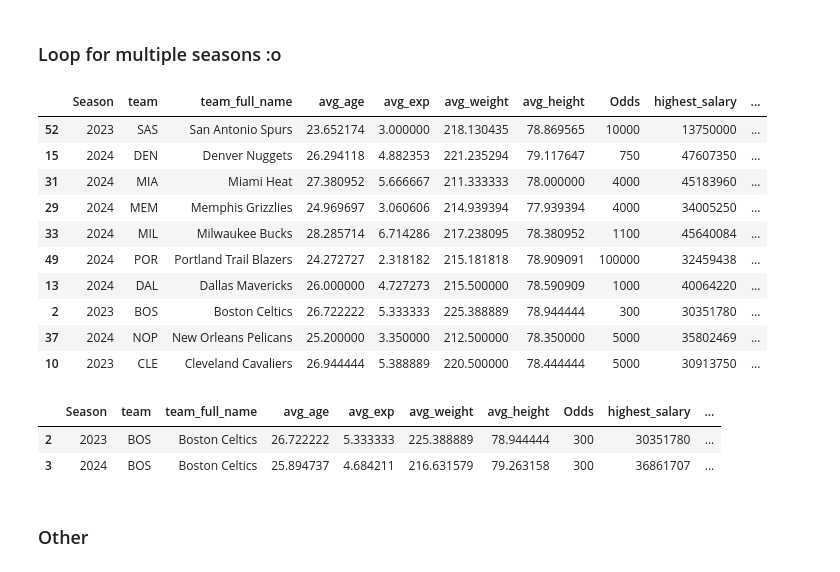
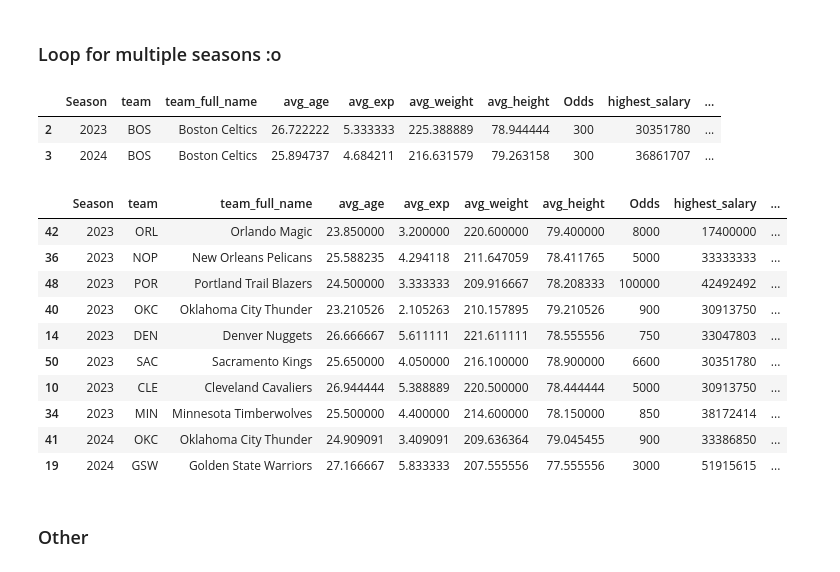
Before and after one commit to TomHavy/Nba-Standings-Prediction, a Jupyter notebook: scrap-nba-data.ipynb, the cells around one changed output. Cells and saved outputs as stored; diff of their text form; code cells hidden in the pictures.

```diff
--- a/scrap-nba-data.ipynb
+++ b/scrap-nba-data.ipynb
@@ -512,20 +512,6 @@ team_salary_stats = all_salaries.groupby(['team', 'Season']).agg(
 all_team_salary_stats = pd.merge(team_salary_stats, all_top_players, on=['team', 'Season'], how="left")
 # %%
 all_avg_odds_salary_players = pd.merge(all_avg_n_odds, all_team_salary_stats,on=['team', 'Season'], how='left')
-# %%
-all_avg_odds_salary_players.sample(10)
-# %% [output]
-|  | Season | team | team_full_name | avg_age | avg_exp | avg_weight | avg_height | Odds | highest_salary | ... |
-| 52 | 2023 | SAS | San Antonio Spurs | 23.652174 | 3.000000 | 218.130435 | 78.869565 | 10000 | 13750000 | ... |
-| 15 | 2024 | DEN | Denver Nuggets | 26.294118 | 4.882353 | 221.235294 | 79.117647 | 750 | 47607350 | ... |
-| 31 | 2024 | MIA | Miami Heat | 27.380952 | 5.666667 | 211.333333 | 78.000000 | 4000 | 45183960 | ... |
-| 29 | 2024 | MEM | Memphis Grizzlies | 24.969697 | 3.060606 | 214.939394 | 77.939394 | 4000 | 34005250 | ... |
-| 33 | 2024 | MIL | Milwaukee Bucks | 28.285714 | 6.714286 | 217.238095 | 78.380952 | 1100 | 45640084 | ... |
-| 49 | 2024 | POR | Portland Trail Blazers | 24.272727 | 2.318182 | 215.181818 | 78.909091 | 100000 | 32459438 | ... |
-| 13 | 2024 | DAL | Dallas Mavericks | 26.000000 | 4.727273 | 215.500000 | 78.590909 | 1000 | 40064220 | ... |
-| 2 | 2023 | BOS | Boston Celtics | 26.722222 | 5.333333 | 225.388889 | 78.944444 | 300 | 30351780 | ... |
-| 37 | 2024 | NOP | New Orleans Pelicans | 25.200000 | 3.350000 | 212.500000 | 78.350000 | 5000 | 35802469 | ... |
-| 10 | 2023 | CLE | Cleveland Cavaliers | 26.944444 | 5.388889 | 220.500000 | 78.444444 | 5000 | 30913750 | ... |
 # %%
 def all_nba_championships(team_names,seasons_list):
 
@@ -547,4 +533,18 @@ all_avg_odds_salary_players_champ[all_avg_odds_salary_players_champ.team=='BOS']
 |  | Season | team | team_full_name | avg_age | avg_exp | avg_weight | avg_height | Odds | highest_salary | ... |
 | 2 | 2023 | BOS | Boston Celtics | 26.722222 | 5.333333 | 225.388889 | 78.944444 | 300 | 30351780 | ... |
 | 3 | 2024 | BOS | Boston Celtics | 25.894737 | 4.684211 | 216.631579 | 79.263158 | 300 | 36861707 | ... |
+# %%
+all_avg_odds_salary_players_champ.sample(10)
+# %% [output]
+|  | Season | team | team_full_name | avg_age | avg_exp | avg_weight | avg_height | Odds | highest_salary | ... |
+| 42 | 2023 | ORL | Orlando Magic | 23.850000 | 3.200000 | 220.600000 | 79.400000 | 8000 | 17400000 | ... |
+| 36 | 2023 | NOP | New Orleans Pelicans | 25.588235 | 4.294118 | 211.647059 | 78.411765 | 5000 | 33333333 | ... |
+| 48 | 2023 | POR | Portland Trail Blazers | 24.500000 | 3.333333 | 209.916667 | 78.208333 | 100000 | 42492492 | ... |
+| 40 | 2023 | OKC | Oklahoma City Thunder | 23.210526 | 2.105263 | 210.157895 | 79.210526 | 900 | 30913750 | ... |
+| 14 | 2023 | DEN | Denver Nuggets | 26.666667 | 5.611111 | 221.611111 | 78.555556 | 750 | 33047803 | ... |
+| 50 | 2023 | SAC | Sacramento Kings | 25.650000 | 4.050000 | 216.100000 | 78.900000 | 6600 | 30351780 | ... |
+| 10 | 2023 | CLE | Cleveland Cavaliers | 26.944444 | 5.388889 | 220.500000 | 78.444444 | 5000 | 30913750 | ... |
+| 34 | 2023 | MIN | Minnesota Timberwolves | 25.500000 | 4.400000 | 214.600000 | 78.150000 | 850 | 38172414 | ... |
+| 41 | 2024 | OKC | Oklahoma City Thunder | 24.909091 | 3.409091 | 209.636364 | 79.045455 | 900 | 33386850 | ... |
+| 19 | 2024 | GSW | Golden State Warriors | 27.166667 | 5.833333 | 207.555556 | 77.555556 | 3000 | 51915615 | ... |
 # %%
```
Also changed, not shown: parts of 1 cell of this notebook, 1 other file.
